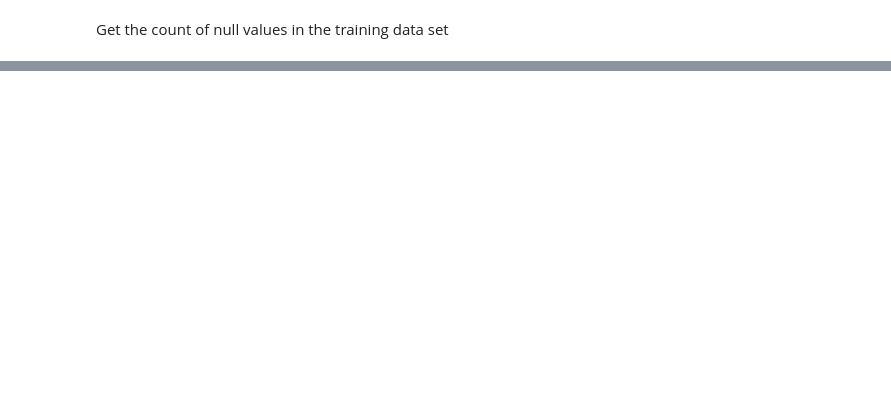
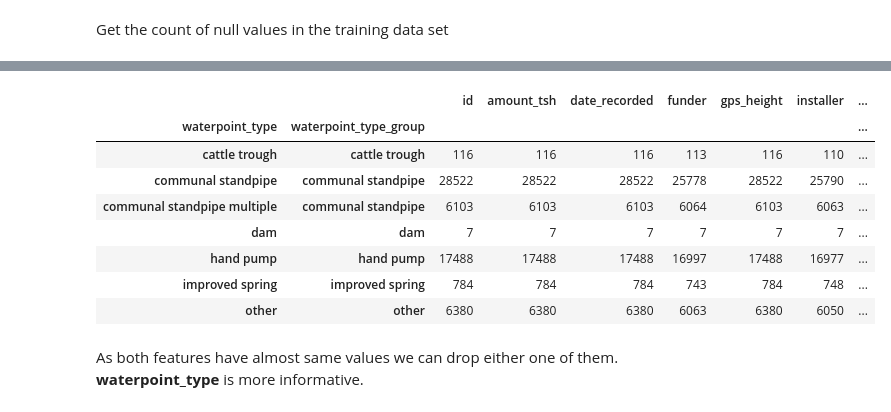
Before and after one commit to trajinthan/pump-it-up-data-mining, a Jupyter notebook: pumb_it_up.ipynb, the cells around one changed output, grey strips where cells are left out. Saved outputs shown, nothing was run; the diff lists cells and outputs as text; code cells hidden in the pictures; blank space fills up the shorter version.

```diff
--- a/pumb_it_up.ipynb
+++ b/pumb_it_up.ipynb
@@ -46,0 +242,14 @@ train_data.isnull().sum()
+# %%
+train_data.groupby(['waterpoint_type','waterpoint_type_group']).count()
+# %% [output]
+|  |  | id | amount_tsh | date_recorded | funder | gps_height | installer | ... |
+| waterpoint_type | waterpoint_type_group |  |  |  |  |  |  | ... |
+| cattle trough | cattle trough | 116 | 116 | 116 | 113 | 116 | 110 | ... |
+| communal standpipe | communal standpipe | 28522 | 28522 | 28522 | 25778 | 28522 | 25790 | ... |
+| communal standpipe multiple | communal standpipe | 6103 | 6103 | 6103 | 6064 | 6103 | 6063 | ... |
+| dam | dam | 7 | 7 | 7 | 7 | 7 | 7 | ... |
+| hand pump | hand pump | 17488 | 17488 | 17488 | 16997 | 17488 | 16977 | ... |
+| improved spring | improved spring | 784 | 784 | 784 | 743 | 784 | 748 | ... |
+| other | other | 6380 | 6380 | 6380 | 6063 | 6380 | 6050 | ... |
+# %% [markdown]
+As both features have almost same values we can drop either one of them. **waterpoint_type** is more informative.
```
Also changed, not shown: parts of 24 cells of this notebook.
